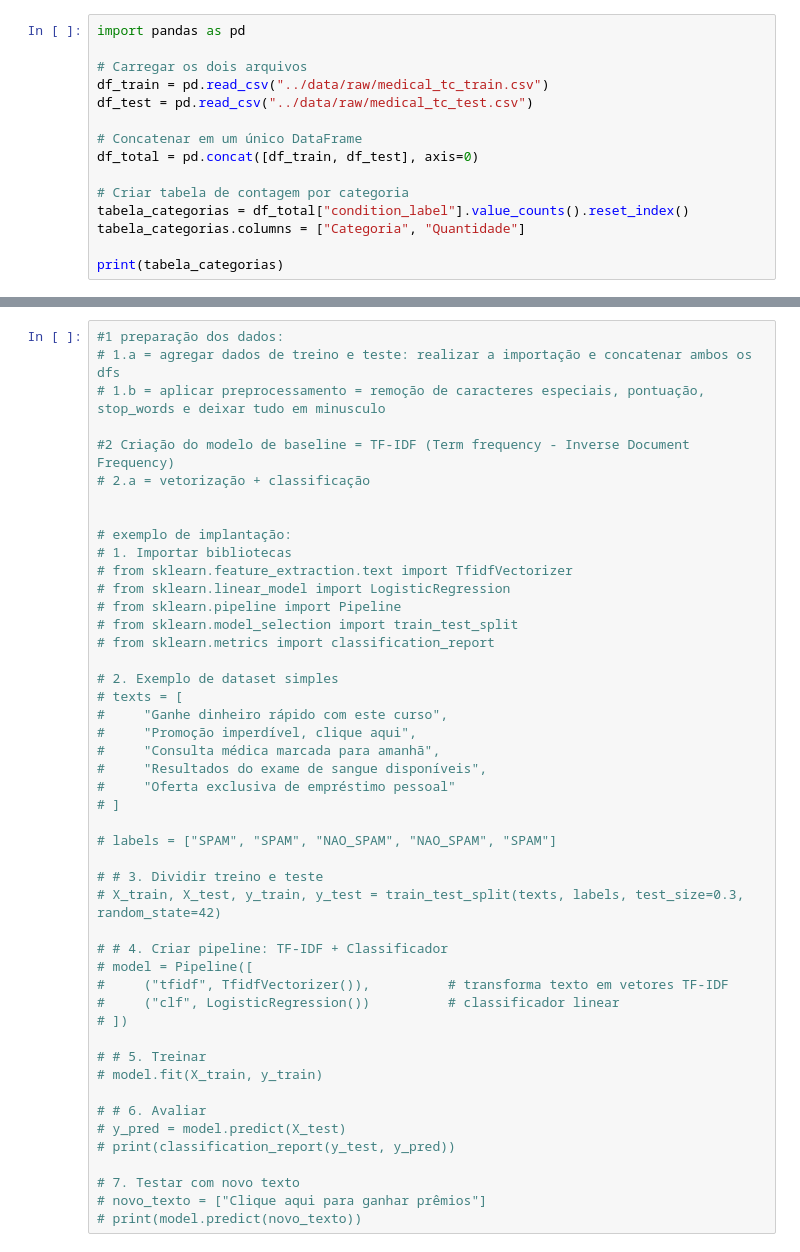
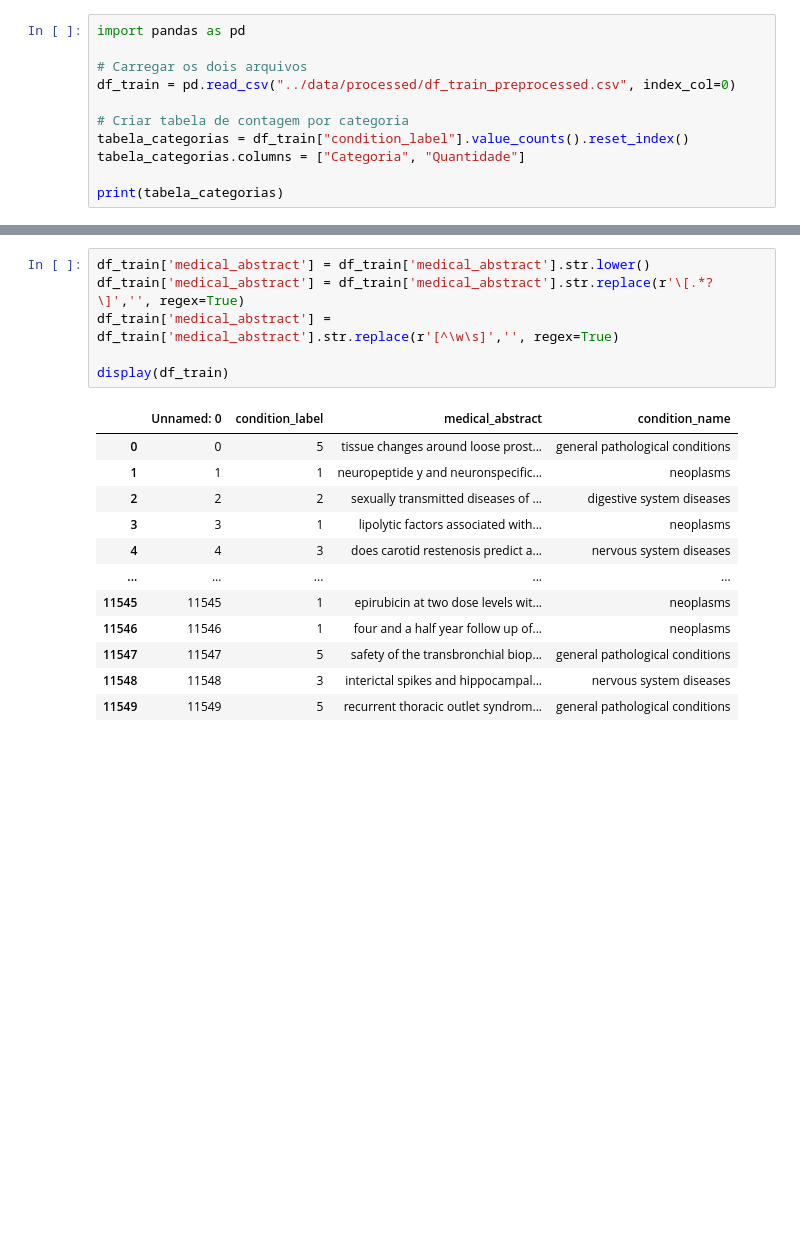
Before and after one commit to LaraGSilva/projeto-tech-challenge-sistema-triagem, a Jupyter notebook: notebooks/baseline.ipynb, the cells around one changed output, grey strips where cells are left out. Saved outputs shown, nothing was run; the diff lists cells and outputs as text; blank space fills up the shorter version.

```diff
--- a/notebooks/baseline.ipynb
+++ b/notebooks/baseline.ipynb
@@ -2,14 +2,10 @@
 import pandas as pd
 
 # Carregar os dois arquivos
-df_train = pd.read_csv("../data/raw/medical_tc_train.csv")
-df_test = pd.read_csv("../data/raw/medical_tc_test.csv")
-
-# Concatenar em um único DataFrame
-df_total = pd.concat([df_train, df_test], axis=0)
+df_train = pd.read_csv("../data/processed/df_train_preprocessed.csv", index_col=0)
 
 # Criar tabela de contagem por categoria
-tabela_categorias = df_total["condition_label"].value_counts().reset_index()
+tabela_categorias = df_train["condition_label"].value_counts().reset_index()
 tabela_categorias.columns = ["Categoria", "Quantidade"]
 
 print(tabela_categorias)
@@ -23,47 +32,19 @@ print(tabela_categorias)
 # %%
-#1 preparação dos dados:
-# 1.a = agregar dados de treino e teste: realizar a importação e concatenar ambos os dfs
-# 1.b = aplicar preprocessamento = remoção de caracteres especiais, pontuação, stop_words e deixar tudo em minusculo
+df_train['medical_abstract'] = df_train['medical_abstract'].str.lower()
+df_train['medical_abstract'] = df_train['medical_abstract'].str.replace(r'\[.*?\]','', regex=True)
+df_train['medical_abstract'] = df_train['medical_abstract'].str.replace(r'[^\w\s]','', regex=True)
 
-#2 Criação do modelo de baseline = TF-IDF (Term frequency - Inverse Document Frequency)
-# 2.a = vetorização + classificação
-
-
-# exemplo de implantação:
-# 1. Importar bibliotecas
-# from sklearn.feature_extraction.text import TfidfVectorizer
-# from sklearn.linear_model import LogisticRegression
-# from sklearn.pipeline import Pipeline
-# from sklearn.model_selection import train_test_split
-# from sklearn.metrics import classification_report
-
-# 2. Exemplo de dataset simples
-# texts = [
-#     "Ganhe dinheiro rápido com este curso",
-#     "Promoção imperdível, clique aqui",
-#     "Consulta médica marcada para amanhã",
-#     "Resultados do exame de sangue disponíveis",
-#     "Oferta exclusiva de empréstimo pessoal"
-# ]
-
-# labels = ["SPAM", "SPAM", "NAO_SPAM", "NAO_SPAM", "SPAM"]
-
-# # 3. Dividir treino e teste
-# X_train, X_test, y_train, y_test = train_test_split(texts, labels, test_size=0.3, random_state=42)
-
-# # 4. Criar pipeline: TF-IDF + Classificador
-# model = Pipeline([
-#     ("tfidf", TfidfVectorizer()),          # transforma texto em vetores TF-IDF
-#     ("clf", LogisticRegression())          # classificador linear
-# ])
-
-# # 5. Treinar
-# model.fit(X_train, y_train)
-
-# # 6. Avaliar
-# y_pred = model.predict(X_test)
-# print(classification_report(y_test, y_pred))
-
-# 7. Testar com novo texto
-# novo_texto = ["Clique aqui para ganhar prêmios"]
-# print(model.predict(novo_texto))
+display(df_train)
+# %% [output]
+|  | Unnamed: 0 | condition_label | medical_abstract | condition_name |
+| 0 | 0 | 5 | tissue changes around loose prost... | general pathological conditions |
+| 1 | 1 | 1 | neuropeptide y and neuronspecific... | neoplasms |
+| 2 | 2 | 2 | sexually transmitted diseases of ... | digestive system diseases |
+| 3 | 3 | 1 | lipolytic factors associated with... | neoplasms |
+| 4 | 4 | 3 | does carotid restenosis predict a... | nervous system diseases |
+| ... | ... | ... | ... | ... |
+| 11545 | 11545 | 1 | epirubicin at two dose levels wit... | neoplasms |
+| 11546 | 11546 | 1 | four and a half year follow up of... | neoplasms |
+| 11547 | 11547 | 5 | safety of the transbronchial biop... | general pathological conditions |
+| 11548 | 11548 | 3 | interictal spikes and hippocampal... | nervous system diseases |
+| 11549 | 11549 | 5 | recurrent thoracic outlet syndrom... | general pathological conditions |
```
Also changed, not shown: parts of 21 cells of this notebook, 18 other files.
